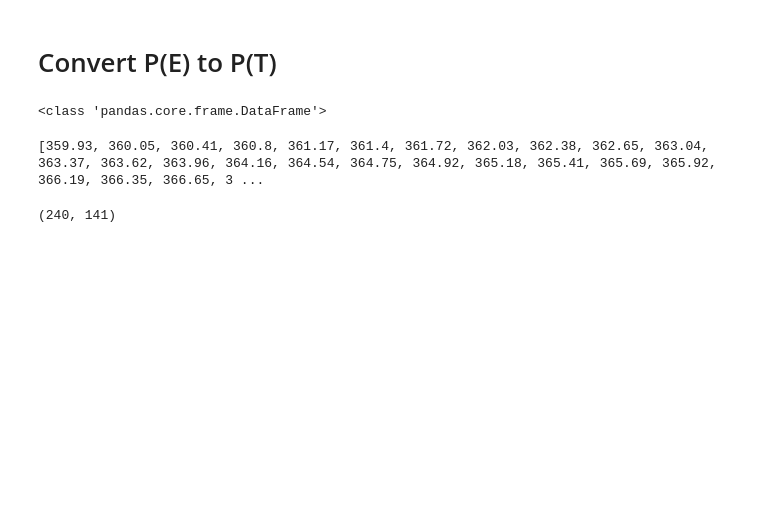
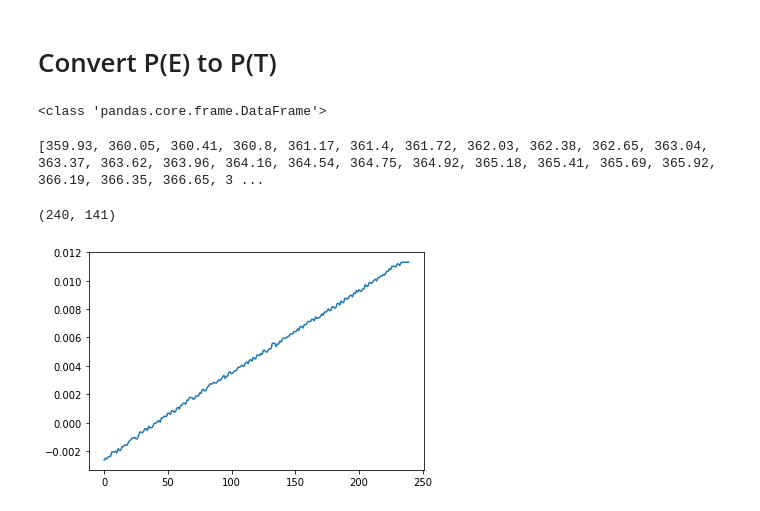
Before and after one commit to liuzipenguk/data-processing, a Jupyter notebook: Indirect measurement data processing.ipynb, the cells around one changed output. Drawn from its saved outputs; the diff is of its cells as text; code cells hidden in the pictures; blank space fills up the shorter version.

```diff
--- a/Indirect measurement data processing.ipynb
+++ b/Indirect measurement data processing.ipynb
@@ -236,5 +236,17 @@ P_upper_fitting.to_csv(output_path+'.csv', index=None)
 # %% [output]
 (240, 141)
+# %%
+    df = pd.read_csv(file,delimiter='\,', engine='python')
+    index1 = df['P_SI'].idxmax()
+    index2 = df['P_SI'].idxmin()
+    P_upper = df.loc[index1:index2, [ 'E_SI','P_SI']]
+    x = P_upper['E_SI']
+    y = P_upper['P_SI']
+    f = interp1d(x, y, fill_value="extrapolate",kind='next')
+    plt.plot(f(E))
+    plt.show()
+# %% [output]
+[figure, added]
 # %%
 P_upper_fitting.head(5)
 # %% [output]
```
Also changed, not shown: parts of 19 cells of this notebook.
